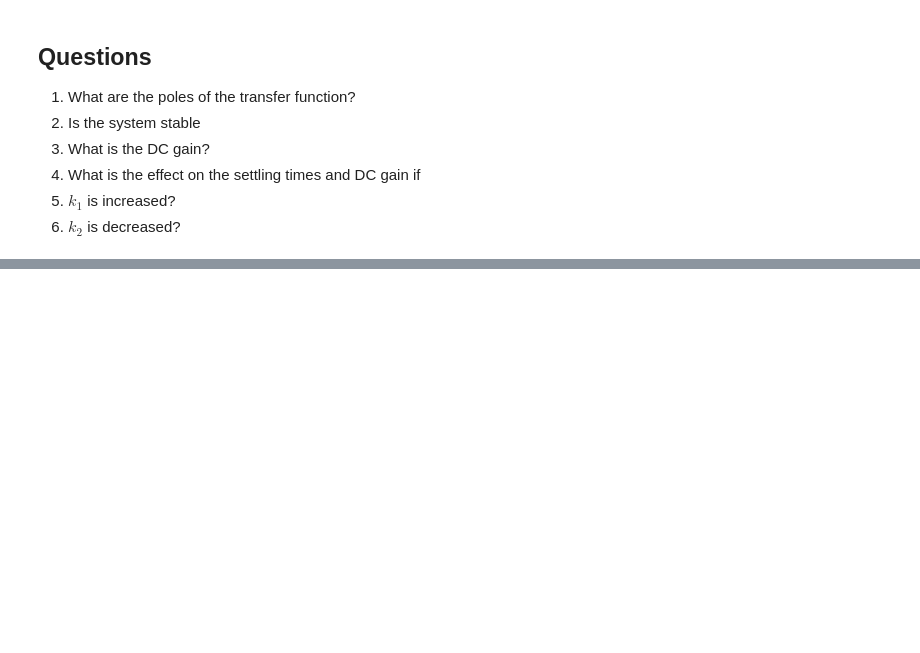
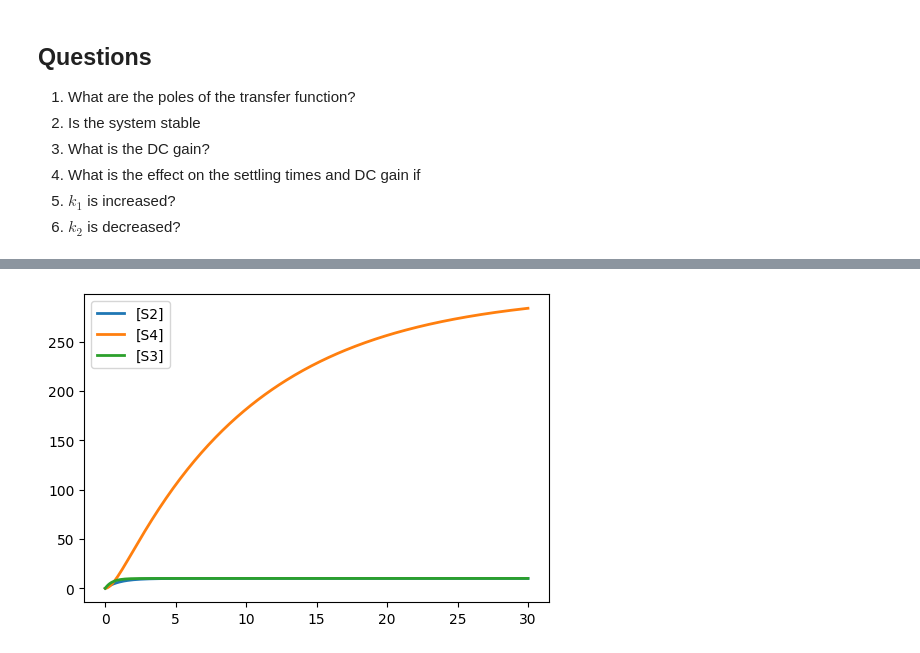
Before and after one commit to joseph-hellerstein/advanced-controls-lectures, a Jupyter notebook: lectures/lecture_09-linear_time_invariant_systems/practice_with_transfer_functions.ipynb, the cells around one changed output, grey strips where cells are left out. Drawn from its saved outputs; the diff is of its cells as text; code cells hidden in the pictures; blank space fills up the shorter version.

```diff
--- a/lectures/lecture_09-linear_time_invariant_systems/practice_with_transfer_functions.ipynb
+++ b/lectures/lecture_09-linear_time_invariant_systems/practice_with_transfer_functions.ipynb
@@ -142,0 +269,23 @@ RR2.plot()
+# %%
+model3 = """
+S1 -> S2; k1*S1
+S2 -> S4; k2*S2
+S1 -> S3; k3*S1
+S3 -> S4; k4*S3
+S4 -> ; k5*S4
+
+k1 = 1
+k2 =1
+k3 =2
+k4 = 2
+k5 = 0.1
+$S1 = 10
+S2 = 0
+S3 = 0
+S4 = 0
+"""
+RR3 = te.loada(model3)
+RR3.simulate(0, 30, 300)
+RR3.plot()
+# %% [output]
+[figure, added]
```
Also changed, not shown: parts of 39 cells of this notebook, 1 other file.
